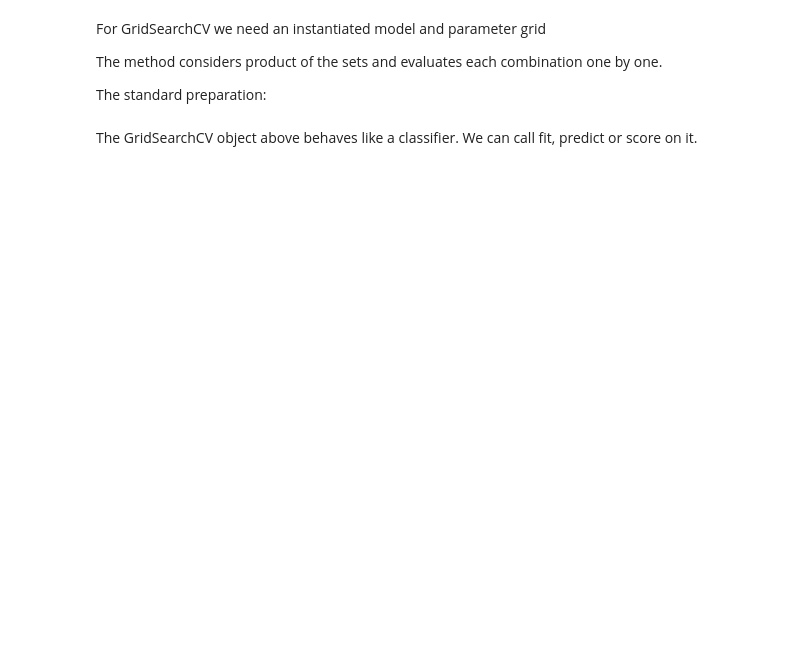
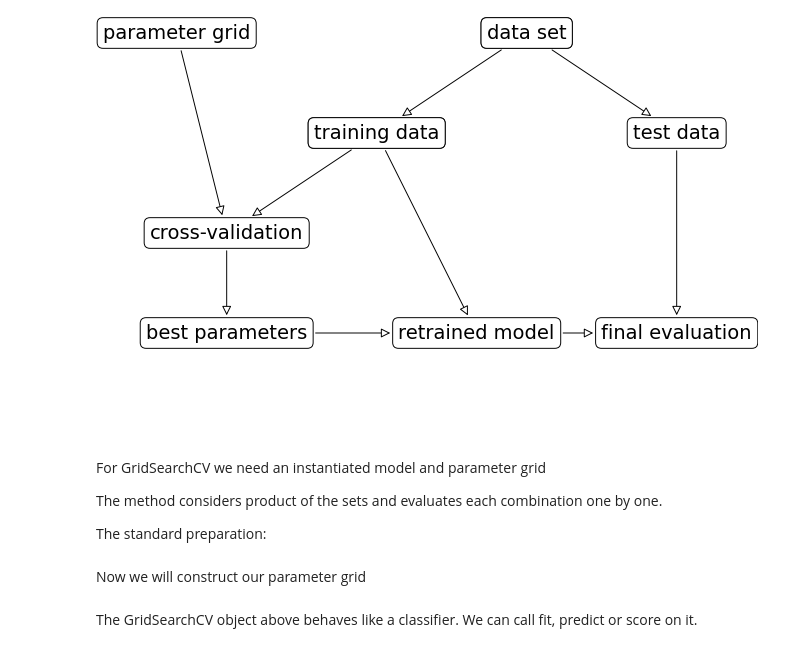
Before and after one commit to haylee360/EDS232-labs, a Jupyter notebook: week6/demo_lab6-hyperparameter-tuning.ipynb, the cells around one changed output. Saved outputs shown, nothing was run; the diff lists cells and outputs as text; code cells hidden in the pictures; blank space fills up the shorter version.

```diff
--- a/week6/demo_lab6-hyperparameter-tuning.ipynb
+++ b/week6/demo_lab6-hyperparameter-tuning.ipynb
@@ -7,5 +7,5 @@ import numpy as np
 import seaborn as sns
 import matplotlib.pyplot as plt
 # %%
-mglearn.plots
+mglearn.plots.plot_grid_search_overview()
 # %% [output]
@@ -13 +12,2 @@ mglearn.plots
+[figure, added]
 # %%
@@ -38,2 +36,4 @@ Now we will construct our parameter grid
+# %% [markdown]
+Now we will construct our parameter grid
 # %%
 param_grid = {
```
Also changed, not shown: parts of 5 cells of this notebook, 1 other file.
